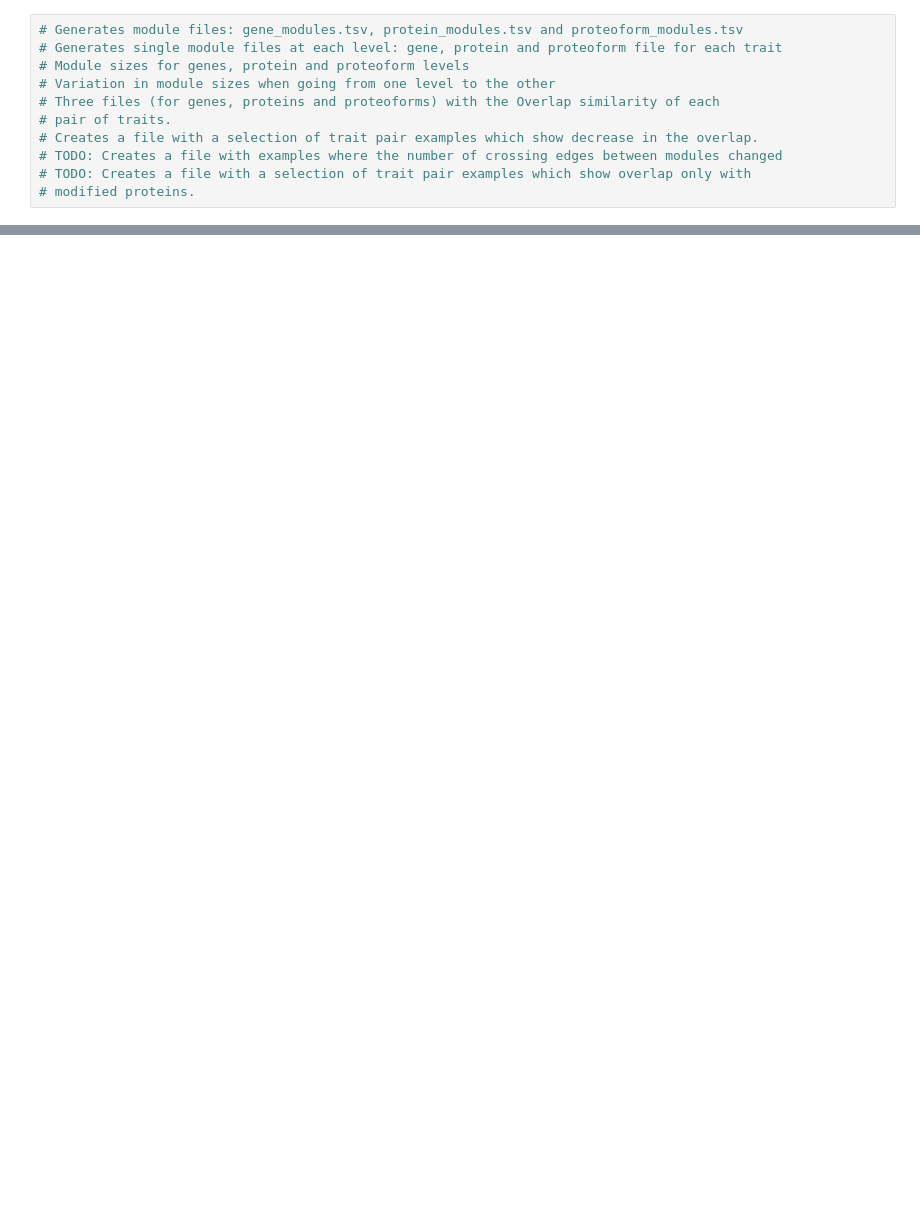
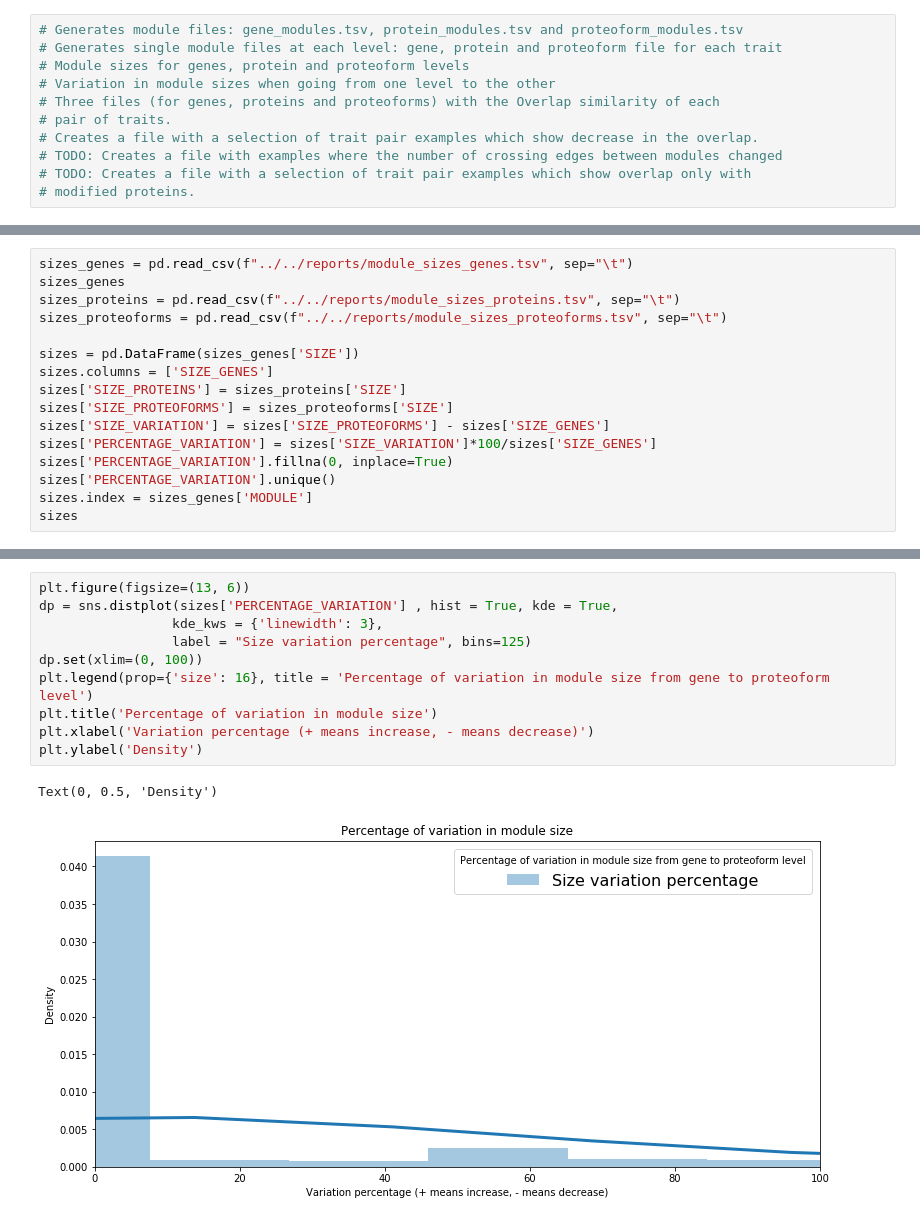
Before and after one commit to PathwayAnalysisPlatform/ProteoformNetworks, a Jupyter notebook: src/Python/overlap_analysis.ipynb, the cells around one changed output, grey strips where cells are left out. Drawn from its saved outputs; the diff is of its cells as text; blank space fills up the shorter version.

```diff
--- a/src/Python/overlap_analysis.ipynb
+++ b/src/Python/overlap_analysis.ipynb
@@ -83,0 +104,16 @@ Reading interactions in module  Neoplasms
+# %%
+sizes_genes = pd.read_csv(f"../../reports/module_sizes_genes.tsv", sep="\t")
+sizes_genes
+sizes_proteins = pd.read_csv(f"../../reports/module_sizes_proteins.tsv", sep="\t")
+sizes_proteoforms = pd.read_csv(f"../../reports/module_sizes_proteoforms.tsv", sep="\t")
+
+sizes = pd.DataFrame(sizes_genes['SIZE'])
+sizes.columns = ['SIZE_GENES']
+sizes['SIZE_PROTEINS'] = sizes_proteins['SIZE']
+sizes['SIZE_PROTEOFORMS'] = sizes_proteoforms['SIZE']
+sizes['SIZE_VARIATION'] = sizes['SIZE_PROTEOFORMS'] - sizes['SIZE_GENES']
+sizes['PERCENTAGE_VARIATION'] = sizes['SIZE_VARIATION']*100/sizes['SIZE_GENES']
+sizes['PERCENTAGE_VARIATION'].fillna(0, inplace=True)
+sizes['PERCENTAGE_VARIATION'].unique()
+sizes.index = sizes_genes['MODULE']
+sizes
@@ -83,0 +135,13 @@ Reading interactions in module  Neoplasms
+# %%
+plt.figure(figsize=(13, 6))
+dp = sns.distplot(sizes['PERCENTAGE_VARIATION'] , hist = True, kde = True,
+                 kde_kws = {'linewidth': 3},
+                 label = "Size variation percentage", bins=125)
+dp.set(xlim=(0, 100))
+plt.legend(prop={'size': 16}, title = 'Percentage of variation in module size from gene to proteoform level')
+plt.title('Percentage of variation in module size')
+plt.xlabel('Variation percentage (+ means increase, - means decrease)')
+plt.ylabel('Density')
+# %% [output]
+Text(0, 0.5, 'Density')
+[figure, added]
```
Also changed, not shown: parts of 15 cells of this notebook, 9 other files.
